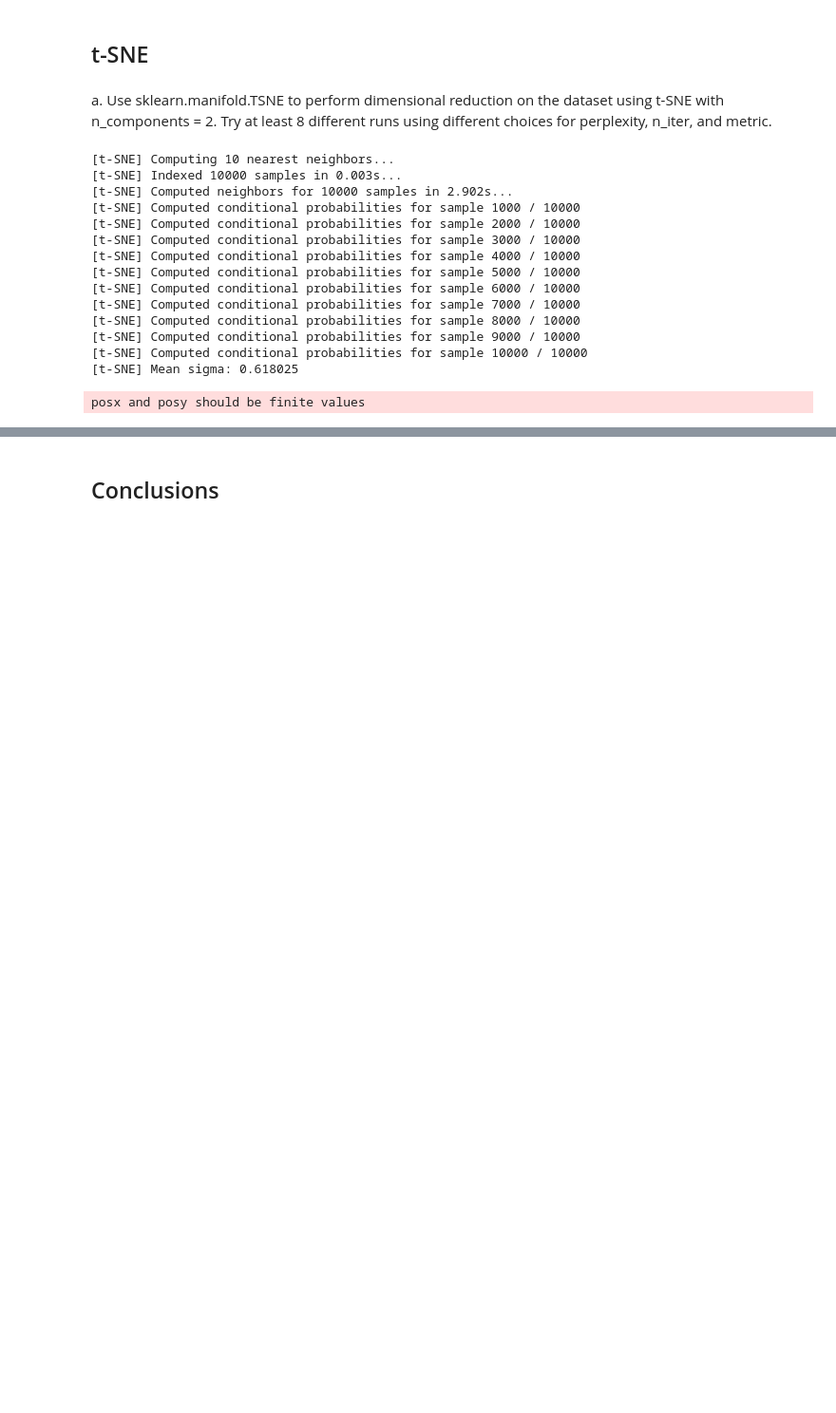
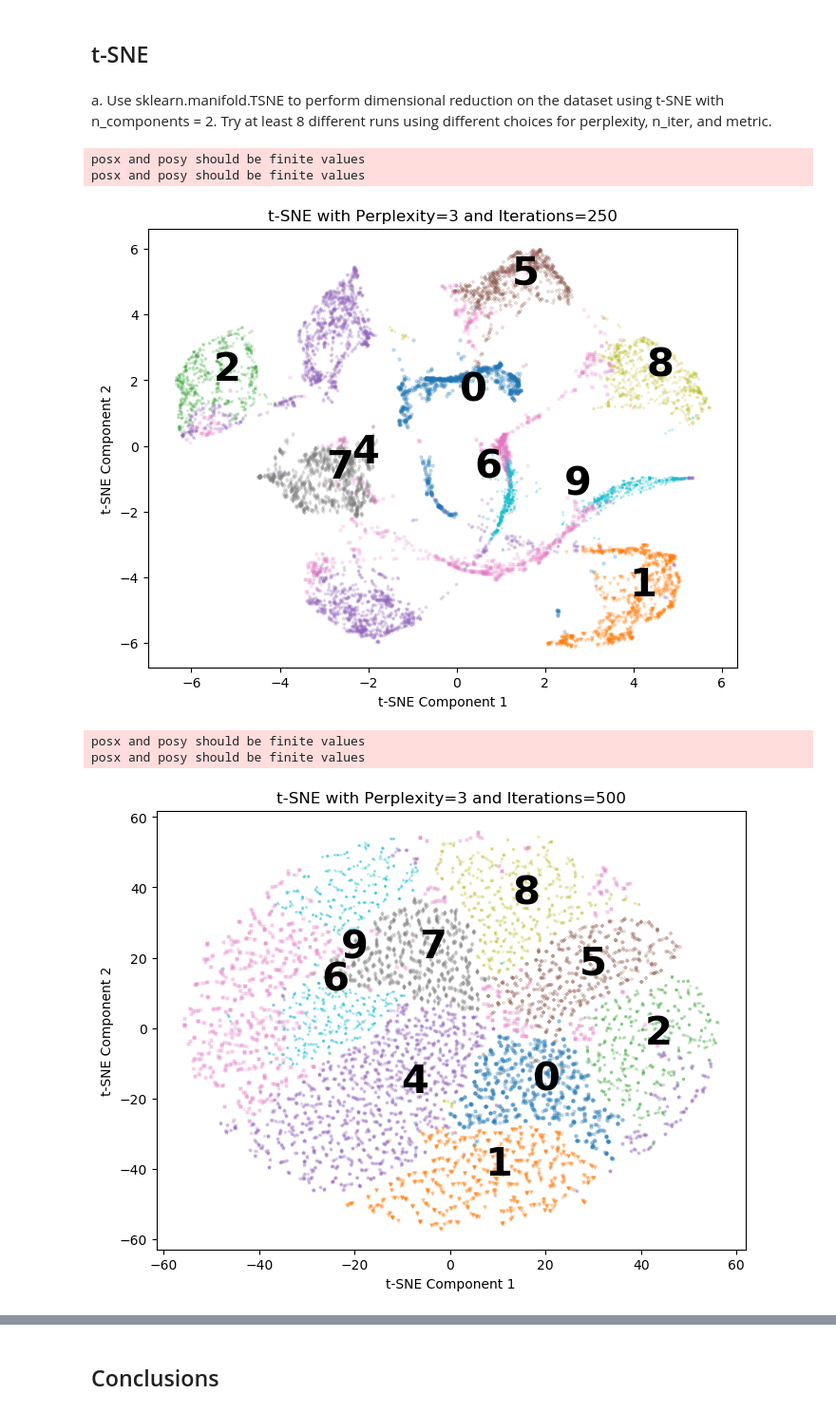
Before and after one commit to Hunteracademic/Unsupervised_assignment_1, a Jupyter notebook: Asg06_Group04_AlexKravtsov_DanielCastiblanco_HunterWard.ipynb, the cells around one changed output, grey strips where cells are left out. Shown at 95% size. Cells and saved outputs as stored; diff of their text form; code cells hidden in the pictures; blank space fills up the shorter version.

```diff
--- a/Asg06_Group04_AlexKravtsov_DanielCastiblanco_HunterWard.ipynb
+++ b/Asg06_Group04_AlexKravtsov_DanielCastiblanco_HunterWard.ipynb
@@ -507,36 +522,32 @@ pca_data_df['Digit'] = pca_data_df['Cluster'].map(digits_dictionary_agg)
 # %% [markdown]
 a. Use sklearn.manifold.TSNE to perform dimensional reduction on the dataset using t-SNE with n_components = 2. Try at least 8 different runs using different choices for perplexity, n_iter, and metric.
 # %%
+import warnings
+warnings.simplefilter(action='ignore', category=FutureWarning)
+warnings.simplefilter(action='ignore', category=RuntimeWarning)
+
+
 MARKER = ['o', 'v', '1', 'p' ,'*', '+', 'x', 'd', '4', '.']
 for perp in [3, 25, 50]:
     for iterations in [250, 500, 1000]:
-        model_tsne = TSNE(random_state=SEED, verbose=1, n_components=2,
+        model_tsne = TSNE(random_state=SEED, verbose=0, n_components=2,
                           perplexity=perp, n_iter=iterations)
         tsne_data = model_tsne.fit_transform(pca_data)
         plt.figure(figsize=(8, 6))
         plt.title(f't-SNE with Perplexity={perp} and Iterations={iterations}')
         plt.xlabel('t-SNE Component 1')
         plt.ylabel('t-SNE Component 2')
         for i in range(10):
             selections = tsne_data[pca_data_df['Digit'] == i]
             plt.scatter(selections[:,0], selections[:,1], alpha=0.2, marker=MARKER[i], s=5)
             x, y = selections.mean(axis=0)
             plt.text(x, y, str(i), fontdict={'weight': 'bold', 'size': 30})
 
         plt.show()
 # %% [output]
-[t-SNE] Computing 10 nearest neighbors...
-[t-SNE] Indexed 10000 samples in 0.003s...
-[t-SNE] Computed neighbors for 10000 samples in 2.902s...
-[t-SNE] Computed conditional probabilities for sample 1000 / 10000
-[t-SNE] Computed conditional probabilities for sample 2000 / 10000
-[t-SNE] Computed conditional probabilities for sample 3000 / 10000
-[t-SNE] Computed conditional probabilities for sample 4000 / 10000
-[t-SNE] Computed conditional probabilities for sample 5000 / 10000
-[t-SNE] Computed conditional probabilities for sample 6000 / 10000
-[t-SNE] Computed conditional probabilities for sample 7000 / 10000
-[t-SNE] Computed conditional probabilities for sample 8000 / 10000
-[t-SNE] Computed conditional probabilities for sample 9000 / 10000
-[t-SNE] Computed conditional probabilities for sample 10000 / 10000
-[t-SNE] Mean sigma: 0.618025
+posx and posy should be finite values
+posx and posy should be finite values
+[figure, new version]
 posx and posy should be finite values
+posx and posy should be finite values
+[figure, new version]
```
Also changed, not shown: parts of 11 cells of this notebook.
